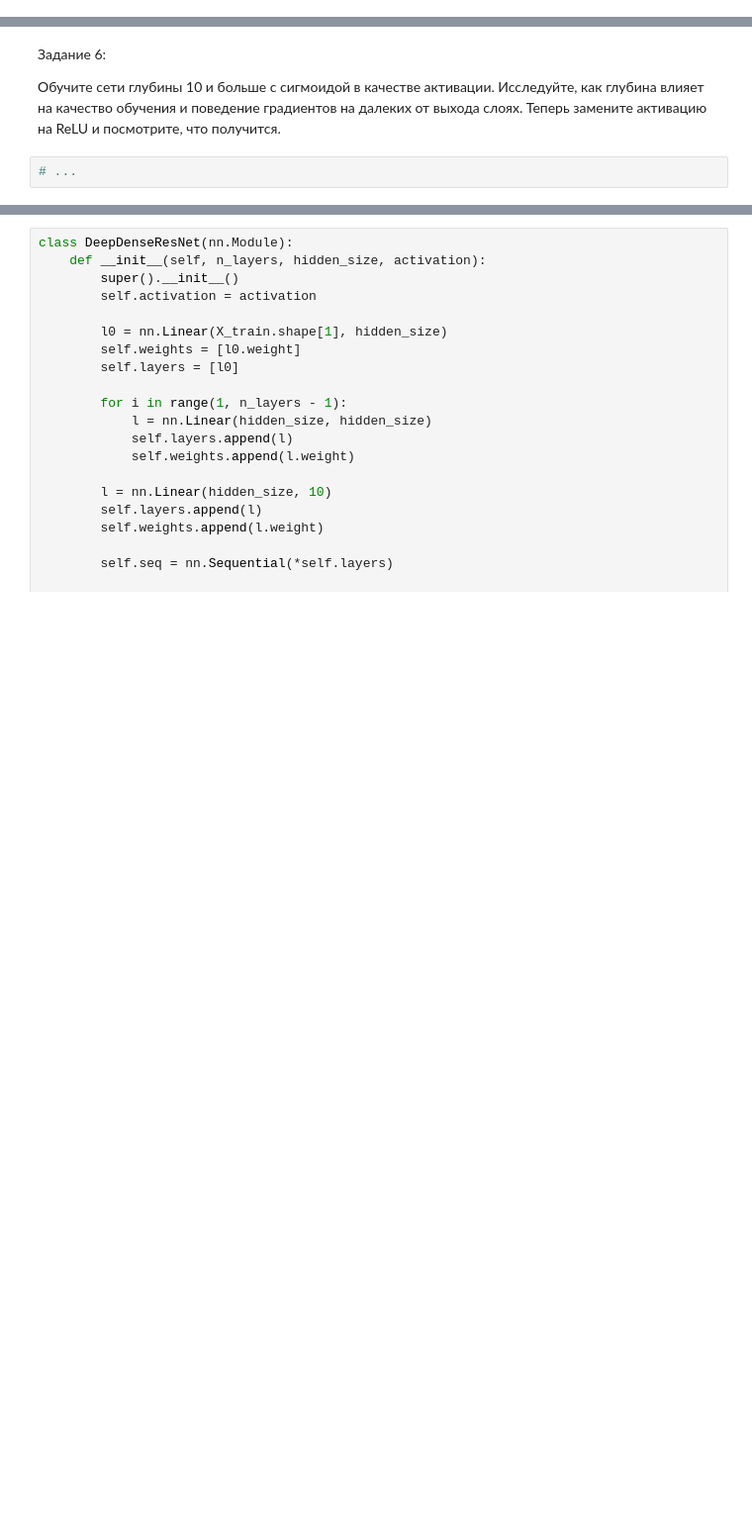
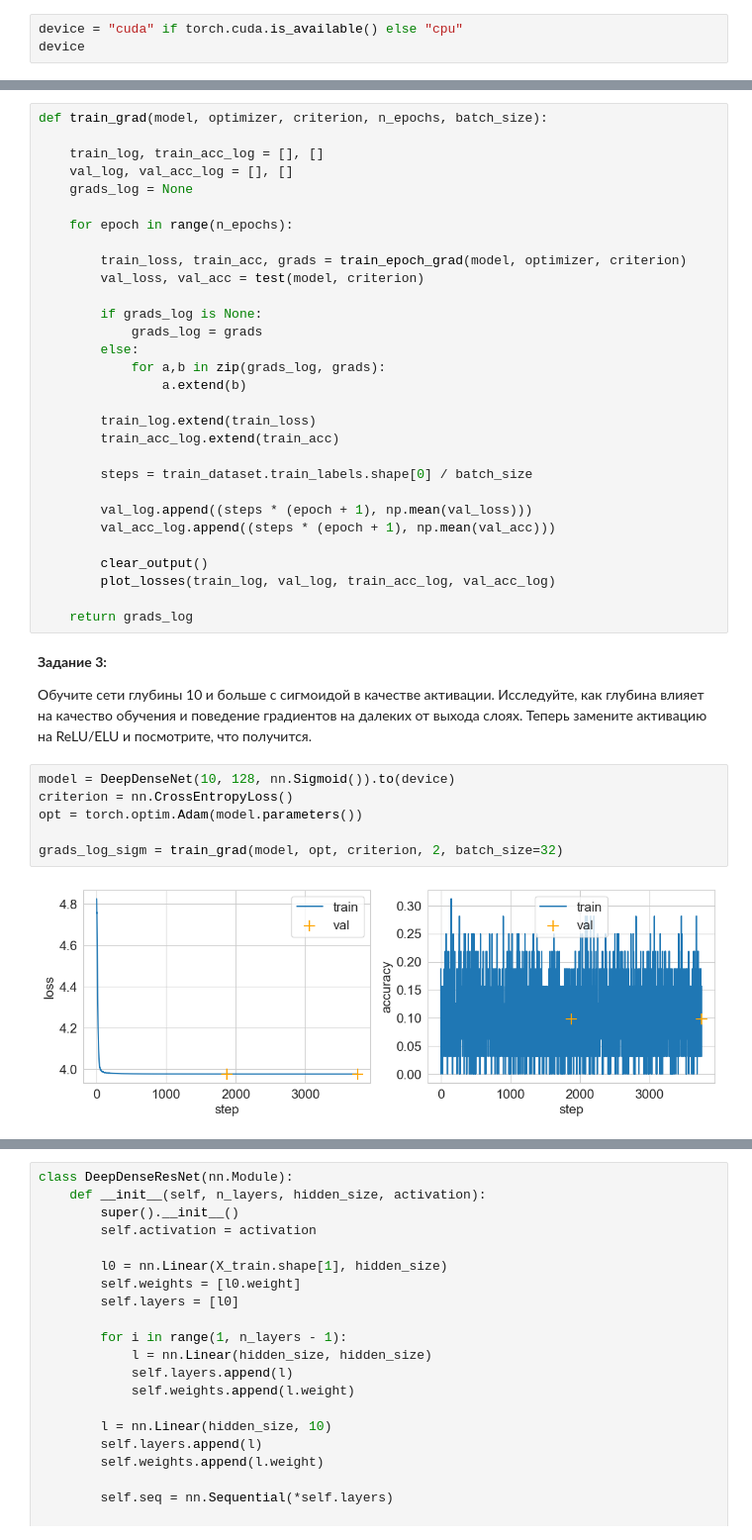
Before and after one commit to FUlyankin/deep_learning_pytorch, a Jupyter notebook: week07_lego/sem07_evr.ipynb, the cells around one changed output, grey strips where cells are left out. Shown: that part at 99% size. Saved outputs shown, nothing was run; the diff lists cells and outputs as text; blank space fills up the shorter version.

```diff
--- a/week07_lego/sem07_evr.ipynb
+++ b/week07_lego/sem07_evr.ipynb
@@ -29,0 +32,3 @@ X_train, y_train, X_val, y_val, X_test, y_test = load_mnist(flatten=True)
+# %%
+device = "cuda" if torch.cuda.is_available() else "cpu"
+device
@@ -125,7 +236,42 @@ def train_grad(model, opt, n_epochs):
+# %%
+def train_grad(model, optimizer, criterion, n_epochs, batch_size):
+
+    train_log, train_acc_log = [], []
+    val_log, val_acc_log = [], []
+    grads_log = None
+
+    for epoch in range(n_epochs):
+
+        train_loss, train_acc, grads = train_epoch_grad(model, optimizer, criterion)
+        val_loss, val_acc = test(model, criterion)
+
+        if grads_log is None:
+            grads_log = grads
+        else:
+            for a,b in zip(grads_log, grads):
+                a.extend(b)
+
+        train_log.extend(train_loss)
+        train_acc_log.extend(train_acc)
+
+        steps = train_dataset.train_labels.shape[0] / batch_size
+
+        val_log.append((steps * (epoch + 1), np.mean(val_loss)))
+        val_acc_log.append((steps * (epoch + 1), np.mean(val_acc)))
+
+        clear_output()
+        plot_losses(train_log, val_log, train_acc_log, val_acc_log)
+
+    return grads_log
 # %% [markdown]
-Задание 6:
+**Задание 3:**
 
-Обучите сети глубины 10 и больше с сигмоидой в качестве активации. Исследуйте, как глубина влияет на качество обучения и поведение градиентов на далеких от выхода слоях.
-Теперь замените активацию на ReLU и посмотрите, что получится.
+Обучите сети глубины 10 и больше с сигмоидой в качестве активации. Исследуйте, как глубина влияет на качество обучения и поведение градиентов на далеких от выхода слоях. Теперь замените активацию на ReLU/ELU и посмотрите, что получится.
-# %%
-# ...
+# %%
+model = DeepDenseNet(10, 128, nn.Sigmoid()).to(device)
+criterion = nn.CrossEntropyLoss()
+opt = torch.optim.Adam(model.parameters())
+
+grads_log_sigm = train_grad(model, opt, criterion, 2, batch_size=32)
+# %% [output]
+[figure, added]
```
Also changed, not shown: parts of 59 cells of this notebook, 2 other files.
